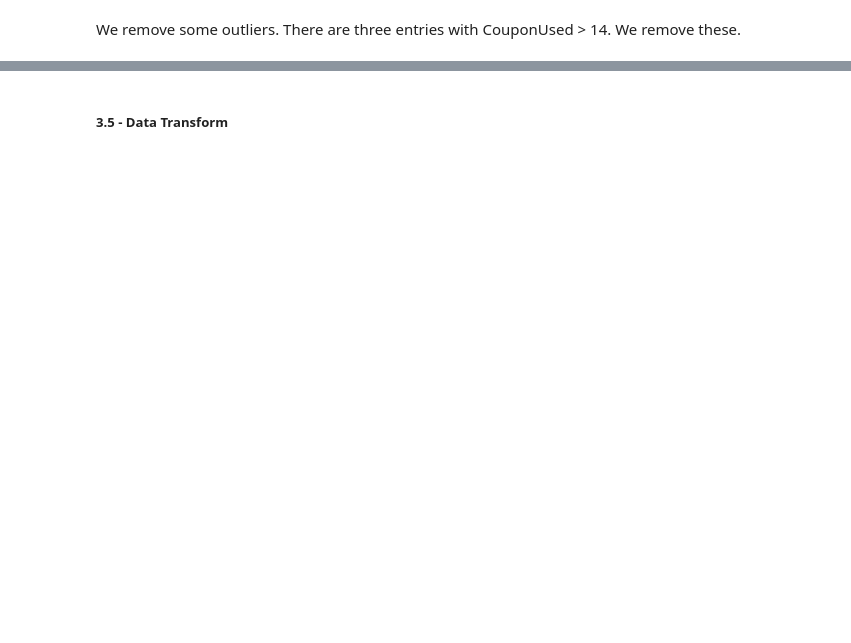
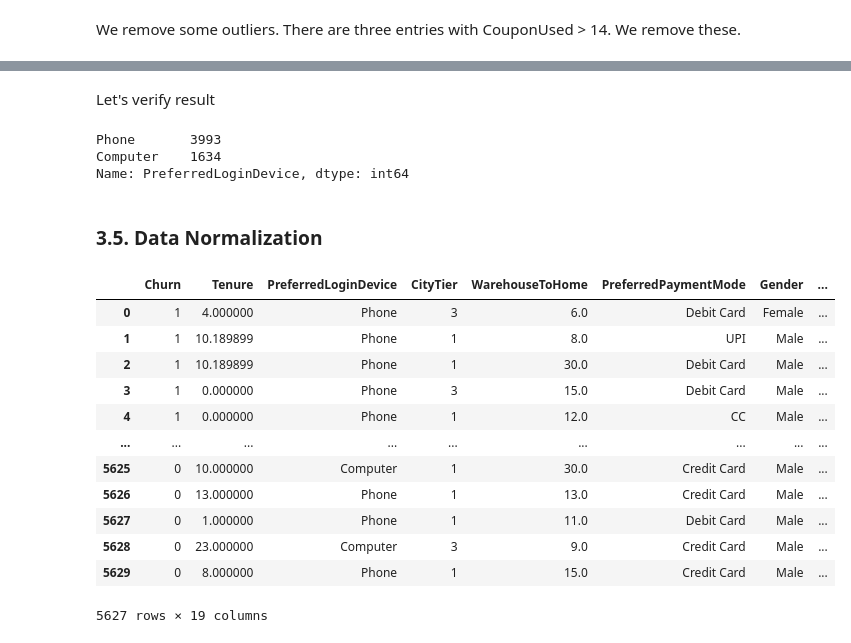
Before and after one commit to honhanbao/ML_Ecommerce-Customer-Churn, a Jupyter notebook: ecommerce_customer_churn.ipynb, the cells around one changed output, grey strips where cells are left out. Saved outputs shown, nothing was run; the diff lists cells and outputs as text; code cells hidden in the pictures; blank space fills up the shorter version.

Commit message:
Data prep done

```diff
--- a/ecommerce_customer_churn.ipynb
+++ b/ecommerce_customer_churn.ipynb
@@ -382,4 +382,5 @@ df
 # %% [markdown]
 We remove column "CustomerID".
 # %%
-df.drop(['CustomerID','HoursBins'], axis=1, inplace=True)
+# df.drop(['CustomerID','HoursBins'], axis=1, inplace=True)
+df_drop = df.drop(['CustomerID','HoursBins'], axis=1)
@@ -409,7 +414,7 @@ dtype: int64
 # %% [markdown]
 We replace missing values with mean.
 # %%
-col_means = df.mean()
+col_means = df_drop.mean()
 col_filled = ['Tenure', 'WarehouseToHome', 'HourSpendOnApp', 'OrderAmountHikeFromlastYear',
                 'CouponUsed', 'OrderCount', 'DaySinceLastOrder']
-df[col_filled] = df[col_filled].fillna(col_means)
+df_drop[col_filled] = df_drop[col_filled].fillna(col_means)
@@ -450,0 +450,3 @@ df.head()
+# %%
+df_drop_remove = df_drop[df_drop['CouponUsed'] <= 14]
+df_drop_remove.head()
@@ -481,2 +491,12 @@ Data Validation
+# %%
+df_drop_remove['PreferredLoginDevice'] = df_drop_remove['PreferredLoginDevice'].replace('Mobile Phone', 'Phone')
+# %% [markdown]
+Let's verify result
+# %%
+df_drop_remove['PreferredLoginDevice'].value_counts()
+# %% [output]
+Phone       3993
+Computer    1634
+Name: PreferredLoginDevice, dtype: int64
 # %% [markdown]
-##### 3.5 - Data Transform
+### 3.5. Data Normalization
@@ -482,0 +506,16 @@ Data Validation
+# %%
+df_drop_remove
+# %% [output]
+|  | Churn | Tenure | PreferredLoginDevice | CityTier | WarehouseToHome | PreferredPaymentMode | Gender | ... |
+| 0 | 1 | 4.000000 | Phone | 3 | 6.0 | Debit Card | Female | ... |
+| 1 | 1 | 10.189899 | Phone | 1 | 8.0 | UPI | Male | ... |
+| 2 | 1 | 10.189899 | Phone | 1 | 30.0 | Debit Card | Male | ... |
+| 3 | 1 | 0.000000 | Phone | 3 | 15.0 | Debit Card | Male | ... |
+| 4 | 1 | 0.000000 | Phone | 1 | 12.0 | CC | Male | ... |
+| ... | ... | ... | ... | ... | ... | ... | ... | ... |
+| 5625 | 0 | 10.000000 | Computer | 1 | 30.0 | Credit Card | Male | ... |
+| 5626 | 0 | 13.000000 | Phone | 1 | 13.0 | Credit Card | Male | ... |
+| 5627 | 0 | 1.000000 | Phone | 1 | 11.0 | Debit Card | Male | ... |
+| 5628 | 0 | 23.000000 | Computer | 3 | 9.0 | Credit Card | Male | ... |
+| 5629 | 0 | 8.000000 | Phone | 1 | 15.0 | Credit Card | Male | ... |
+5627 rows × 19 columns
```
Also changed, not shown: parts of 32 cells of this notebook.
